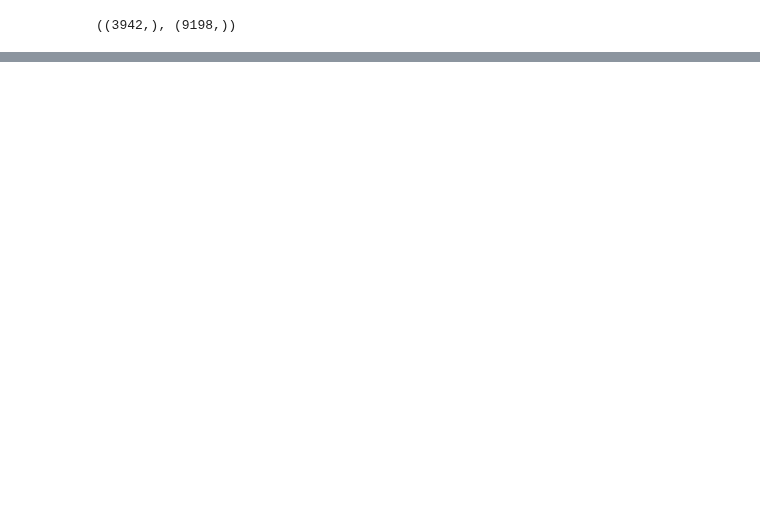
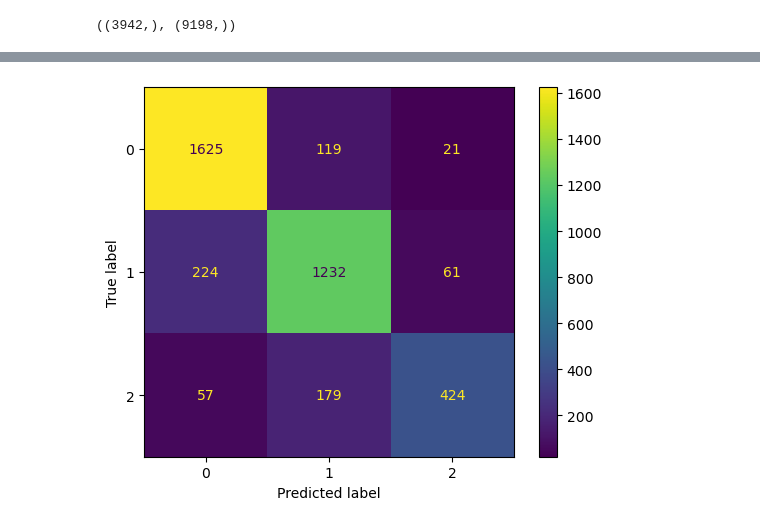
Before and after one commit to FaridRash/DATA-MINING-MACHINE-LEARNING-semester-2-, a Jupyter notebook: The Final Project/Notebooks/Farid/Farid_CNN_linux.ipynb, the cells around one changed output, grey strips where cells are left out. Saved outputs shown, nothing was run; the diff lists cells and outputs as text; code cells hidden in the pictures; blank space fills up the shorter version.

```diff
--- a/The Final Project/Notebooks/Farid/Farid_CNN_linux.ipynb
+++ b/The Final Project/Notebooks/Farid/Farid_CNN_linux.ipynb
@@ -374,0 +394,7 @@ Acc Train: 0.8869319417264623 - Acc Test: 0.8528665651953323 - Percision: 0.8528
+# %%
+c_mat_test = confusion_matrix(y_true=y_test, y_pred=y_pred_test_smax)
+
+disp = ConfusionMatrixDisplay(c_mat_test)
+disp.plot();
+# %% [output]
+[figure, added]
```
Also changed, not shown: parts of 11 cells of this notebook.
